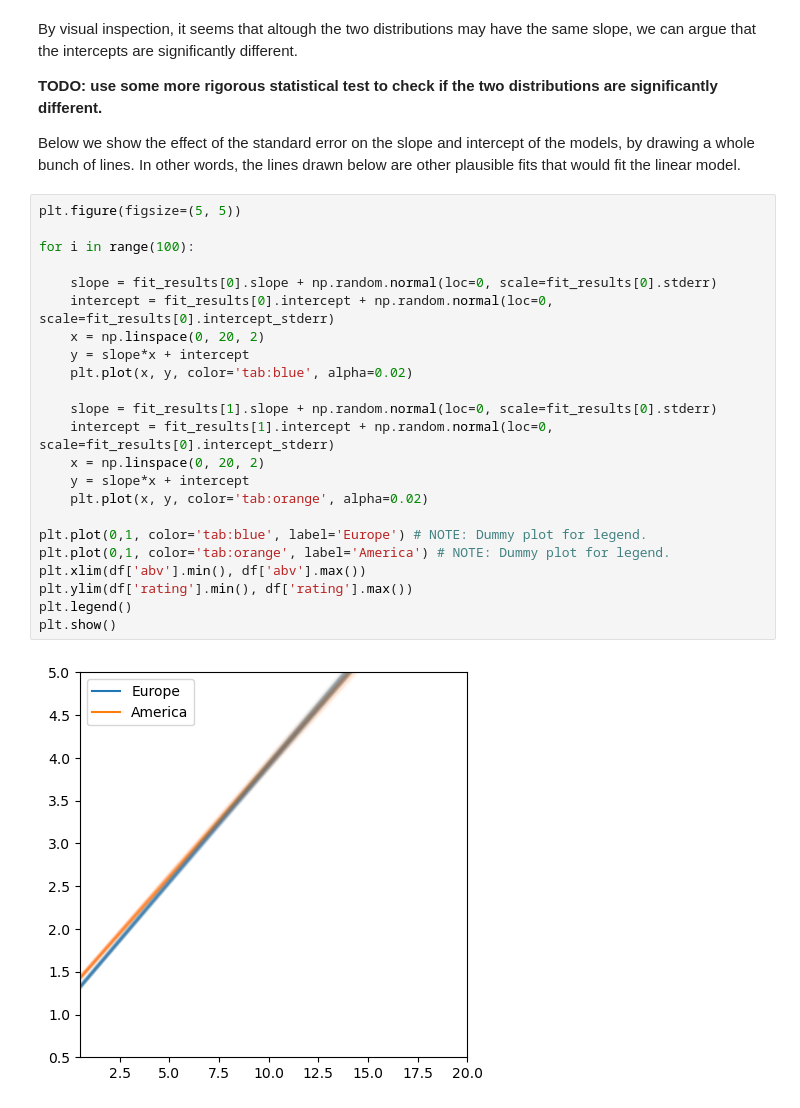
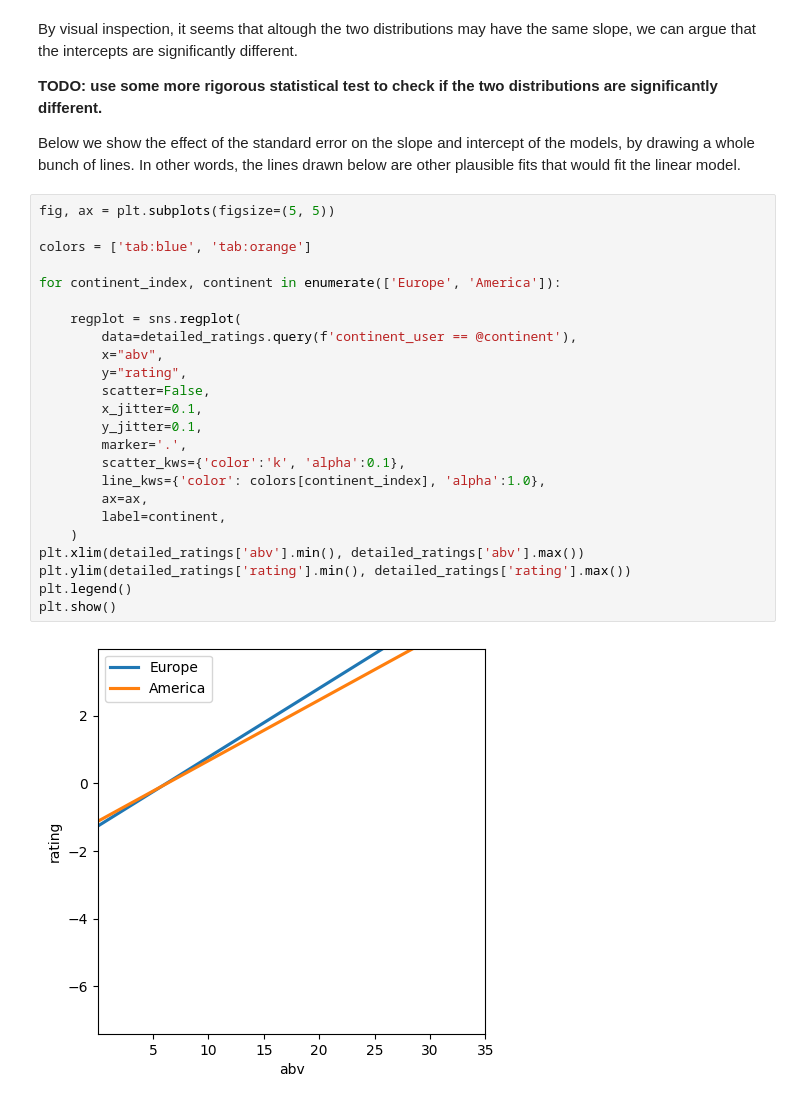
Before and after one commit to epfl-ada/ada-2023-project-welovepandas, a Jupyter notebook: naive.ipynb, the cells around one changed output. Cells and saved outputs as stored; diff of their text form.

```diff
--- a/naive.ipynb
+++ b/naive.ipynb
@@ -241,28 +334,29 @@ By visual inspection, it seems that altough the two distributions may have the s
 **TODO: use some more rigorous statistical test to check if the two distributions are significantly different.**
 
 Below we show the effect of the standard error on the slope and intercept of the models, by drawing a whole bunch of lines. In other words, the lines drawn below are other plausible fits that would fit the linear model.
-# %%
-plt.figure(figsize=(5, 5))
-
-for i in range(100):
-
-    slope = fit_results[0].slope + np.random.normal(loc=0, scale=fit_results[0].stderr)
-    intercept = fit_results[0].intercept + np.random.normal(loc=0, scale=fit_results[0].intercept_stderr)
-    x = np.linspace(0, 20, 2)
-    y = slope*x + intercept
-    plt.plot(x, y, color='tab:blue', alpha=0.02)
-
-    slope = fit_results[1].slope + np.random.normal(loc=0, scale=fit_results[0].stderr)
-    intercept = fit_results[1].intercept + np.random.normal(loc=0, scale=fit_results[0].intercept_stderr)
-    x = np.linspace(0, 20, 2)
-    y = slope*x + intercept
-    plt.plot(x, y, color='tab:orange', alpha=0.02)
-
-plt.plot(0,1, color='tab:blue', label='Europe') # NOTE: Dummy plot for legend.
-plt.plot(0,1, color='tab:orange', label='America') # NOTE: Dummy plot for legend.
-plt.xlim(df['abv'].min(), df['abv'].max())
-plt.ylim(df['rating'].min(), df['rating'].max())
-plt.legend()
-plt.show()
-# %% [output]
-[figure, removed]
+# %%
+fig, ax = plt.subplots(figsize=(5, 5))
+
+colors = ['tab:blue', 'tab:orange']
+
+for continent_index, continent in enumerate(['Europe', 'America']):
+
+    regplot = sns.regplot(
+        data=detailed_ratings.query(f'continent_user == @continent'),
+        x="abv",
+        y="rating",
+        scatter=False,
+        x_jitter=0.1,
+        y_jitter=0.1,
+        marker='.',
+        scatter_kws={'color':'k', 'alpha':0.1},
+        line_kws={'color': colors[continent_index], 'alpha':1.0},
+        ax=ax,
+        label=continent,
+    )
+plt.xlim(detailed_ratings['abv'].min(), detailed_ratings['abv'].max())
+plt.ylim(detailed_ratings['rating'].min(), detailed_ratings['rating'].max())
+plt.legend()
+plt.show()
+# %% [output]
+[figure, added]
```
Also changed, not shown: parts of 22 cells of this notebook, 2 other files.
